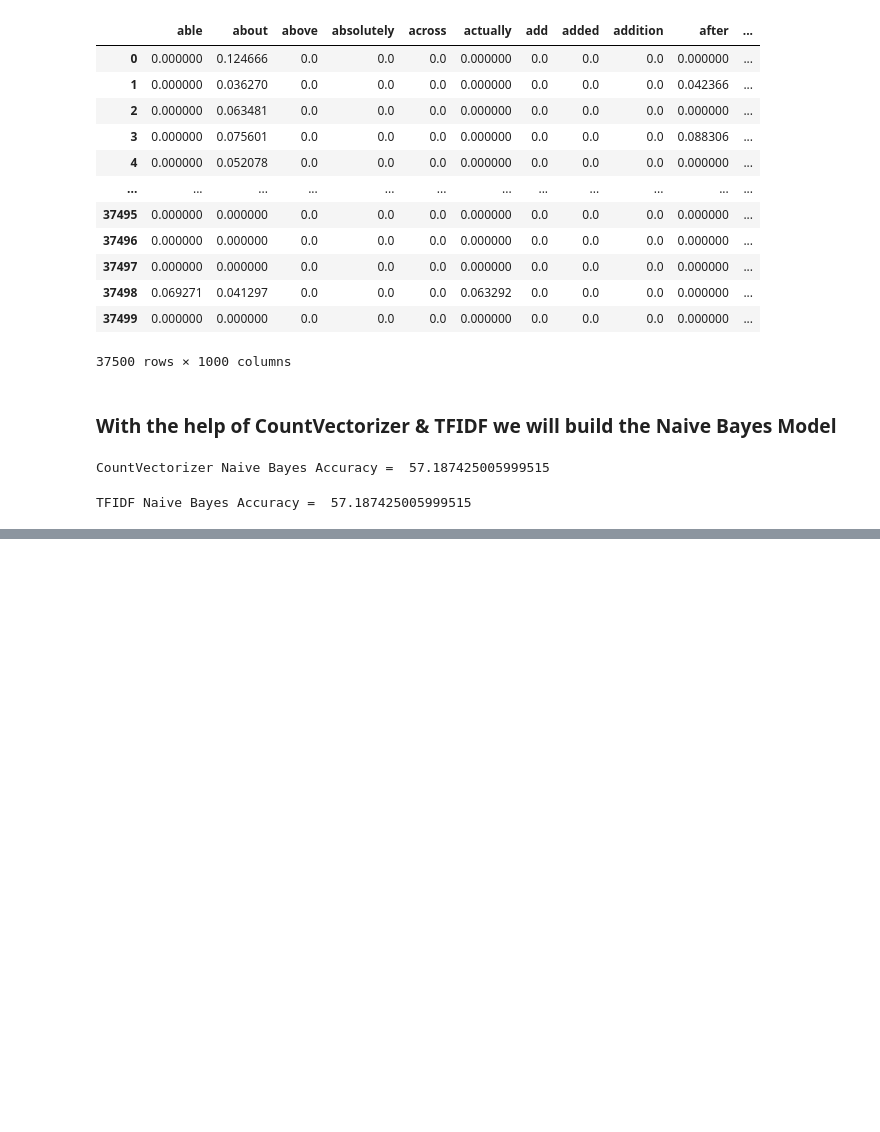
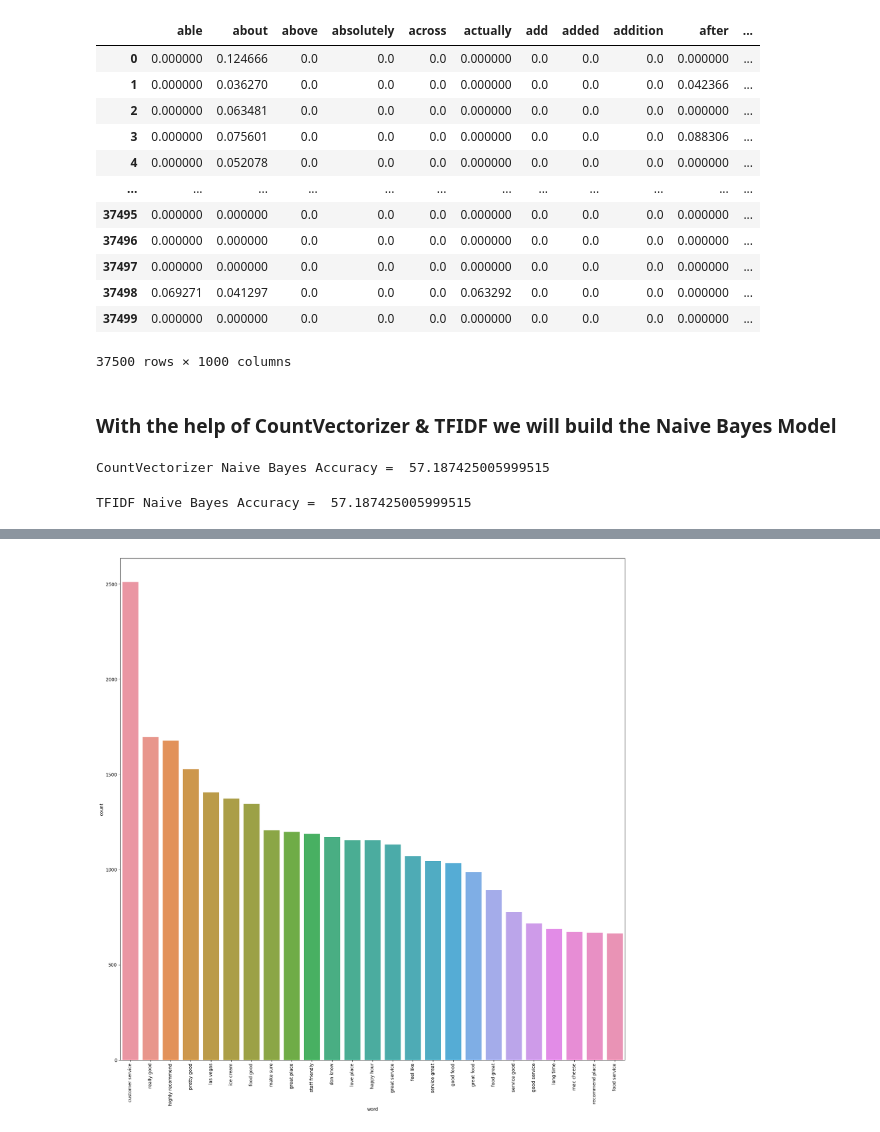
Before and after one commit to Digvijay1000/YELP_Review_Classification_by_using_ML, a Jupyter notebook: YELP_Review_Classification_by_using_ML_1.ipynb, the cells around one changed output, grey strips where cells are left out. Drawn from its saved outputs; the diff is of its cells as text; code cells hidden in the pictures; blank space fills up the shorter version.

```diff
--- a/YELP_Review_Classification_by_using_ML_1.ipynb
+++ b/YELP_Review_Classification_by_using_ML_1.ipynb
@@ -525,0 +589,5 @@ TFIDF Naive Bayes Accuracy =  57.187425005999515
+# %%
+# bigrams
+get_ngrams(df,"text",(2,2),25)
+# %% [output]
+[figure, added]
```
Also changed, not shown: parts of 31 cells of this notebook.
